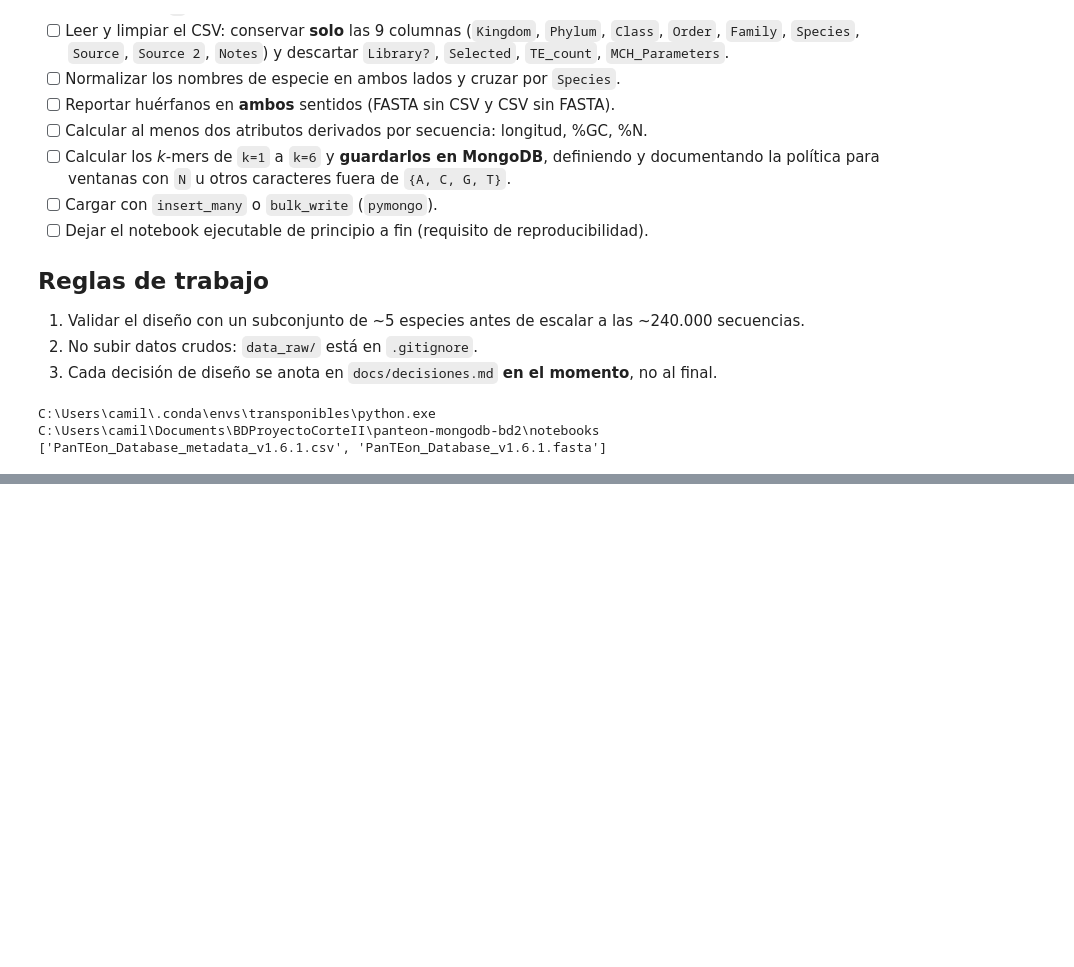
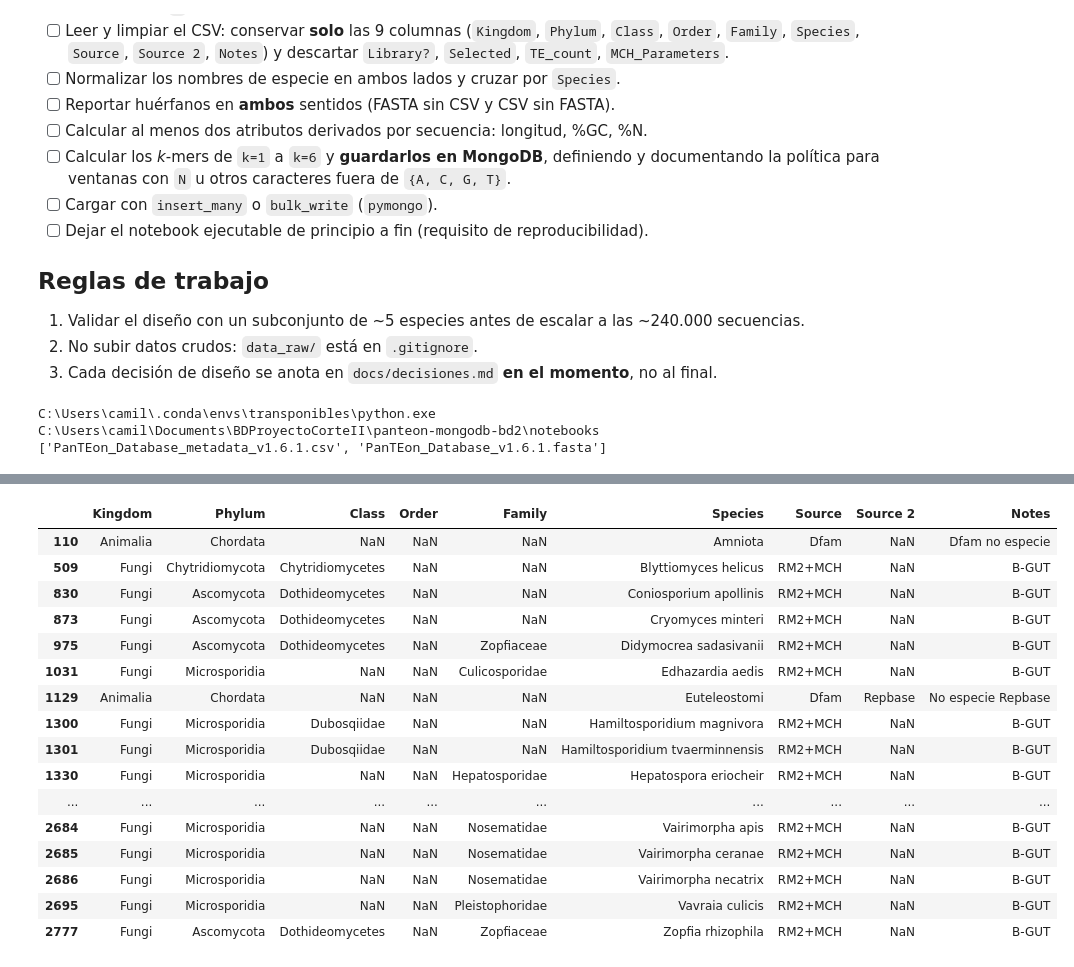
Before and after one commit to VilladaV/panteon-mongodb-bd2, a Jupyter notebook: notebooks/01_exploracion_limpieza_normalizacion_cruce.ipynb, the cells around one changed output, grey strips where cells are left out. Drawn from its saved outputs; the diff is of its cells as text; code cells hidden in the pictures; blank space fills up the shorter version.

```diff
--- a/notebooks/01_exploracion_limpieza_normalizacion_cruce.ipynb
+++ b/notebooks/01_exploracion_limpieza_normalizacion_cruce.ipynb
@@ -34,0 +169,20 @@ C:\Users\camil\Documents\BDProyectoCorteII\panteon-mongodb-bd2\notebooks
+# %%
+df_csv_9col[df_csv_9col["Order"].isna()]
+# %% [output]
+|  | Kingdom | Phylum | Class | Order | Family | Species | Source | Source 2 | Notes |
+| 110 | Animalia | Chordata | NaN | NaN | NaN | Amniota | Dfam | NaN | Dfam no especie |
+| 509 | Fungi | Chytridiomycota | Chytridiomycetes | NaN | NaN | Blyttiomyces helicus | RM2+MCH | NaN | B-GUT |
+| 830 | Fungi | Ascomycota | Dothideomycetes | NaN | NaN | Coniosporium apollinis | RM2+MCH | NaN | B-GUT |
+| 873 | Fungi | Ascomycota | Dothideomycetes | NaN | NaN | Cryomyces minteri | RM2+MCH | NaN | B-GUT |
+| 975 | Fungi | Ascomycota | Dothideomycetes | NaN | Zopfiaceae | Didymocrea sadasivanii | RM2+MCH | NaN | B-GUT |
+| 1031 | Fungi | Microsporidia | NaN | NaN | Culicosporidae | Edhazardia aedis | RM2+MCH | NaN | B-GUT |
+| 1129 | Animalia | Chordata | NaN | NaN | NaN | Euteleostomi | Dfam | Repbase | No especie Repbase |
+| 1300 | Fungi | Microsporidia | Dubosqiidae | NaN | NaN | Hamiltosporidium magnivora | RM2+MCH | NaN | B-GUT |
+| 1301 | Fungi | Microsporidia | Dubosqiidae | NaN | NaN | Hamiltosporidium tvaerminnensis | RM2+MCH | NaN | B-GUT |
+| 1330 | Fungi | Microsporidia | NaN | NaN | Hepatosporidae | Hepatospora eriocheir | RM2+MCH | NaN | B-GUT |
+| ... | ... | ... | ... | ... | ... | ... | ... | ... | ... |
+| 2684 | Fungi | Microsporidia | NaN | NaN | Nosematidae | Vairimorpha apis | RM2+MCH | NaN | B-GUT |
+| 2685 | Fungi | Microsporidia | NaN | NaN | Nosematidae | Vairimorpha ceranae | RM2+MCH | NaN | B-GUT |
+| 2686 | Fungi | Microsporidia | NaN | NaN | Nosematidae | Vairimorpha necatrix | RM2+MCH | NaN | B-GUT |
+| 2695 | Fungi | Microsporidia | NaN | NaN | Pleistophoridae | Vavraia culicis | RM2+MCH | NaN | B-GUT |
+| 2777 | Fungi | Ascomycota | Dothideomycetes | NaN | Zopfiaceae | Zopfia rhizophila | RM2+MCH | NaN | B-GUT |
```
Also changed, not shown: parts of 31 cells of this notebook.
